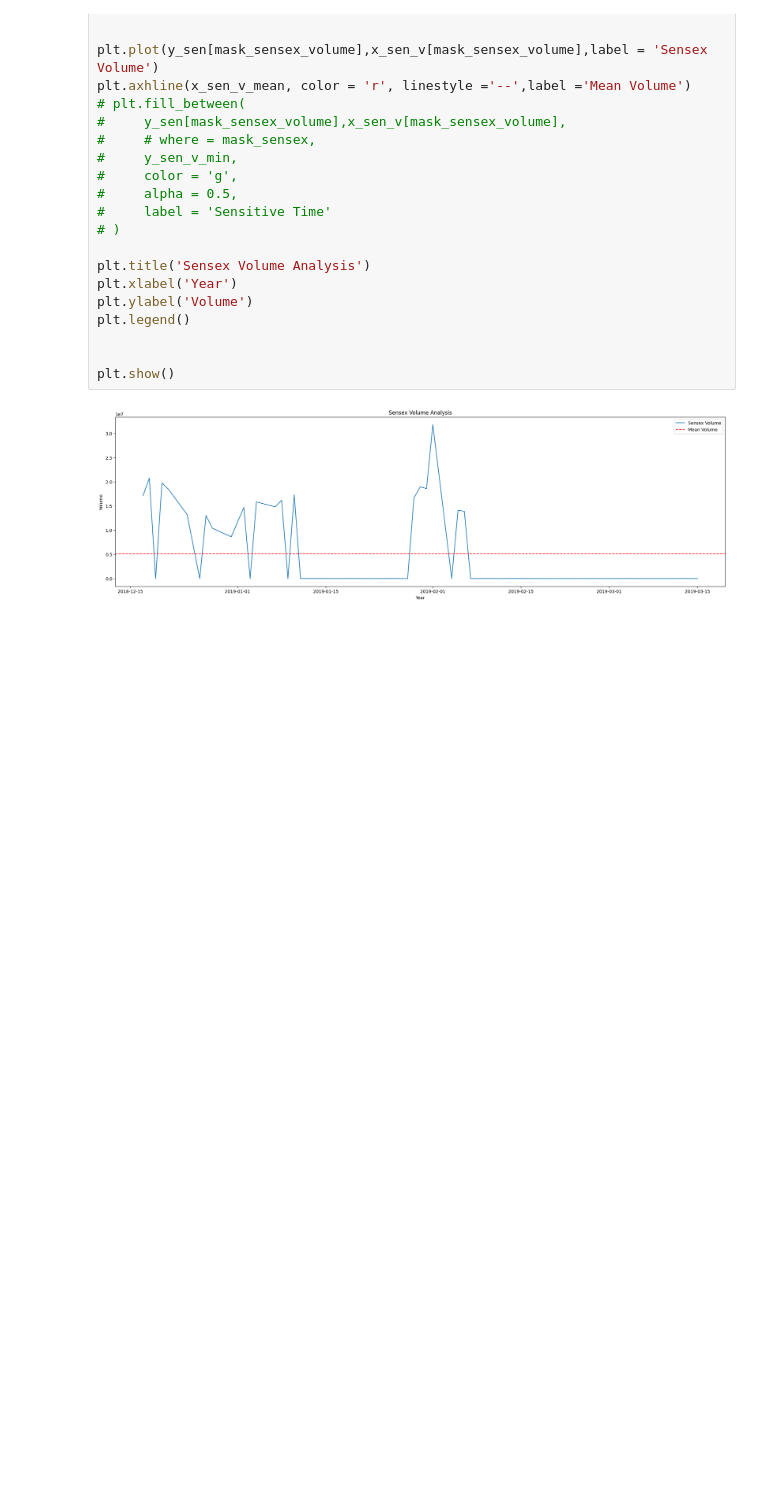
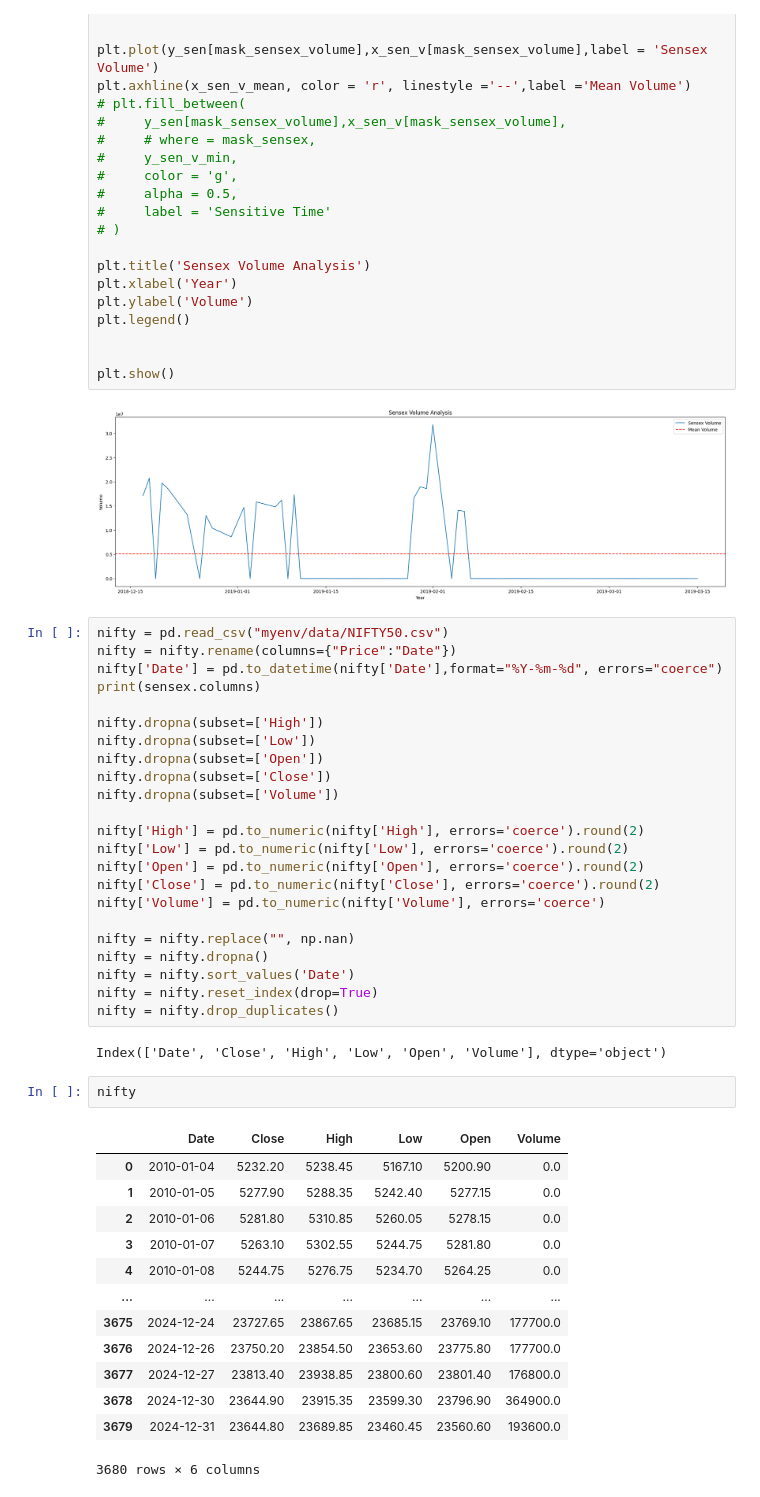
Before and after one commit to tanmaykumarchaki/AI-Driven-Market-Transformation-Analytics, a Jupyter notebook: data_import.ipynb, the cells around one changed output. Drawn from its saved outputs; the diff is of its cells as text; blank space fills up the shorter version.

```diff
--- a/data_import.ipynb
+++ b/data_import.ipynb
@@ -822,3 +824,44 @@ plt.legend()
 plt.show()
 # %% [output]
 [figure]
+# %%
+nifty = pd.read_csv("myenv/data/NIFTY50.csv")
+nifty = nifty.rename(columns={"Price":"Date"})
+nifty['Date'] = pd.to_datetime(nifty['Date'],format="%Y-%m-%d", errors="coerce")
+print(sensex.columns)
+
+nifty.dropna(subset=['High'])
+nifty.dropna(subset=['Low'])
+nifty.dropna(subset=['Open'])
+nifty.dropna(subset=['Close'])
+nifty.dropna(subset=['Volume'])
+
+nifty['High'] = pd.to_numeric(nifty['High'], errors='coerce').round(2)
+nifty['Low'] = pd.to_numeric(nifty['Low'], errors='coerce').round(2)
+nifty['Open'] = pd.to_numeric(nifty['Open'], errors='coerce').round(2)
+nifty['Close'] = pd.to_numeric(nifty['Close'], errors='coerce').round(2)
+nifty['Volume'] = pd.to_numeric(nifty['Volume'], errors='coerce')
+
+nifty = nifty.replace("", np.nan)
+nifty = nifty.dropna()
+nifty = nifty.sort_values('Date')
+nifty = nifty.reset_index(drop=True)
+nifty = nifty.drop_duplicates()
+# %% [output]
+Index(['Date', 'Close', 'High', 'Low', 'Open', 'Volume'], dtype='object')
+# %%
+nifty
+# %% [output]
+|  | Date | Close | High | Low | Open | Volume |
+| 0 | 2010-01-04 | 5232.20 | 5238.45 | 5167.10 | 5200.90 | 0.0 |
+| 1 | 2010-01-05 | 5277.90 | 5288.35 | 5242.40 | 5277.15 | 0.0 |
+| 2 | 2010-01-06 | 5281.80 | 5310.85 | 5260.05 | 5278.15 | 0.0 |
+| 3 | 2010-01-07 | 5263.10 | 5302.55 | 5244.75 | 5281.80 | 0.0 |
+| 4 | 2010-01-08 | 5244.75 | 5276.75 | 5234.70 | 5264.25 | 0.0 |
+| ... | ... | ... | ... | ... | ... | ... |
+| 3675 | 2024-12-24 | 23727.65 | 23867.65 | 23685.15 | 23769.10 | 177700.0 |
+| 3676 | 2024-12-26 | 23750.20 | 23854.50 | 23653.60 | 23775.80 | 177700.0 |
+| 3677 | 2024-12-27 | 23813.40 | 23938.85 | 23800.60 | 23801.40 | 176800.0 |
+| 3678 | 2024-12-30 | 23644.90 | 23915.35 | 23599.30 | 23796.90 | 364900.0 |
+| 3679 | 2024-12-31 | 23644.80 | 23689.85 | 23460.45 | 23560.60 | 193600.0 |
+3680 rows × 6 columns
```
Also changed, not shown: parts of 9 cells of this notebook.
